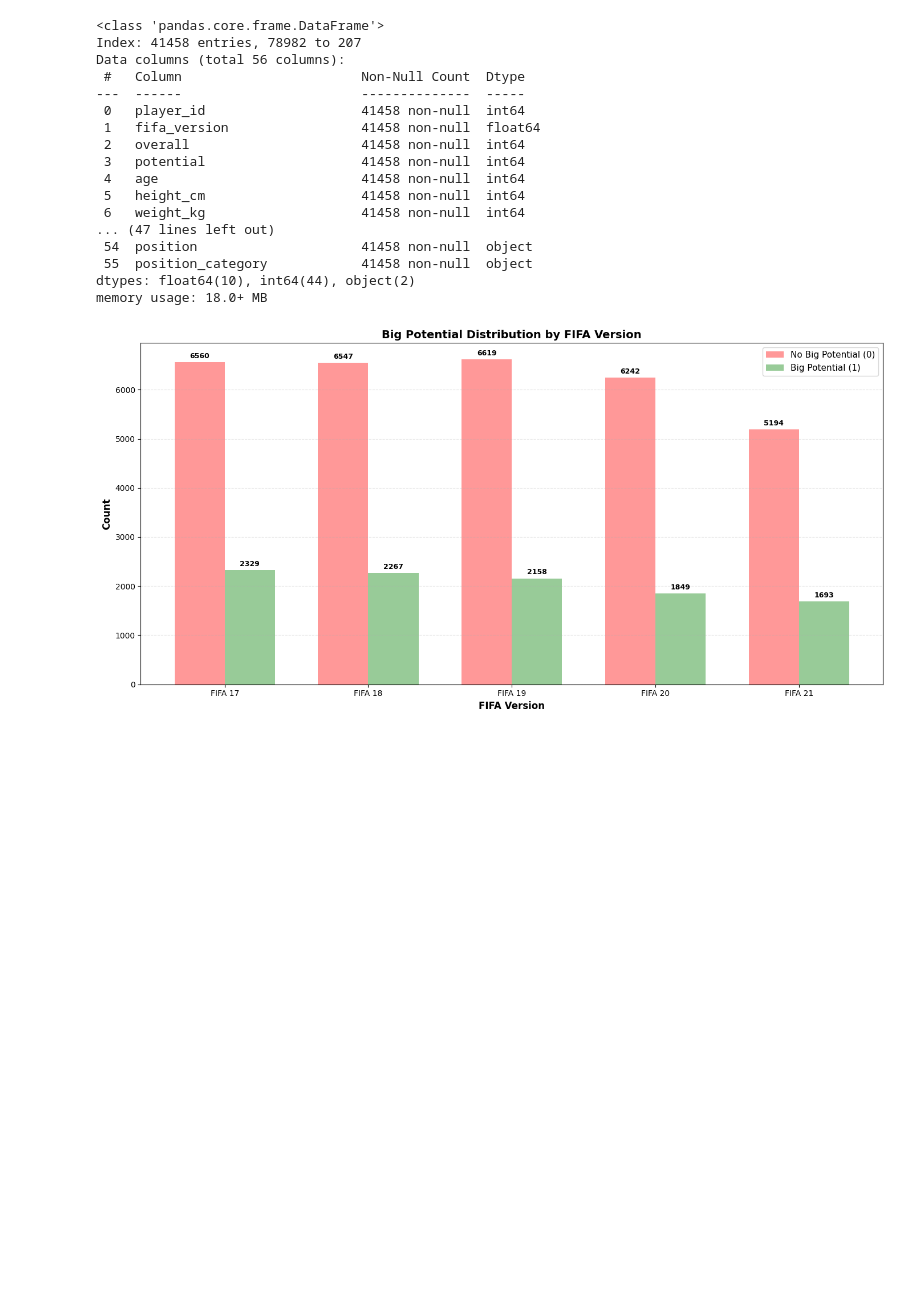
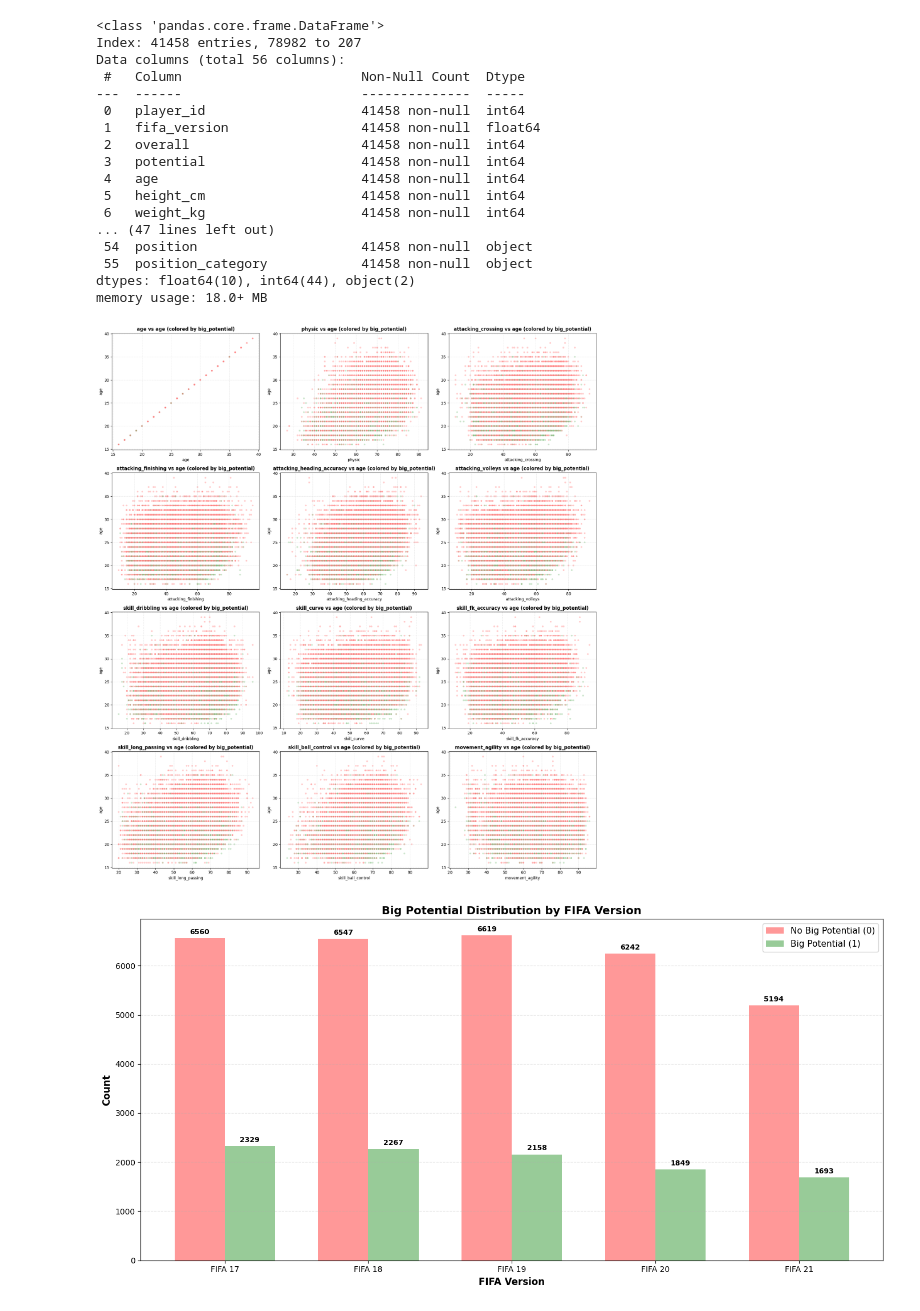
Before and after one commit to laponjade/football_super_star_prediction, a Jupyter notebook: notebooks/data_visualization.ipynb, the cells around one changed output. Saved outputs shown, nothing was run; the diff lists cells and outputs as text; code cells hidden in the pictures; blank space fills up the shorter version.

Commit message:
add comparative visualisation for different model

```diff
--- a/notebooks/data_visualization.ipynb
+++ b/notebooks/data_visualization.ipynb
@@ -394,6 +394,62 @@ Data columns (total 56 columns):
  55  position_category            41458 non-null  object
 dtypes: float64(10), int64(44), object(2)
 memory usage: 18.0+ MB
+# %%
+# Scatter plots for selected features colored by big_potential
+import matplotlib.pyplot as plt
+import seaborn as sns
+
+features_to_plot = [
+    'age',
+    'physic',
+    'attacking_crossing',
+    'attacking_finishing',
+    'attacking_heading_accuracy',
+    'attacking_volleys',
+    'skill_dribbling',
+    'skill_curve',
+    'skill_fk_accuracy',
+    'skill_long_passing',
+    'skill_ball_control',
+    'movement_agility'
+]
+
+# Optional down-sample for speed/clarity on large datasets
+plot_df = df.sample(n=20000, random_state=42) if len(df) > 20000 else df.copy()
+
+n_feats = len(features_to_plot)
+n_cols = 3
+n_rows = int(np.ceil(n_feats / n_cols))
+
+fig, axes = plt.subplots(n_rows, n_cols, figsize=(18, 5 * n_rows), sharey=False)
+axes = axes.flatten()
+
+for i, feature in enumerate(features_to_plot):
+    ax = axes[i]
+    sns.scatterplot(
+        data=plot_df,
+        x=feature,
+        y='age',
+        hue='big_potential',
+        palette={0: '#ff7f7f', 1: '#7fbf7f'},
+        alpha=0.4,
+        s=20,
+        ax=ax,
+        legend=False
+    )
+    ax.set_title(f'{feature} vs age (colored by big_potential)', fontsize=12, fontweight='bold')
+    ax.set_xlabel(feature)
+    ax.set_ylabel('age')
+    ax.grid(alpha=0.3, linestyle='--')
+
+# Remove any unused axes
+for j in range(i + 1, len(axes)):
+    fig.delaxes(axes[j])
+
+plt.tight_layout()
+plt.show()
+# %% [output]
+[figure, added]
 # %%
 # Bar chart showing big_potential distribution for each FIFA version
 
```
Also changed, not shown: 7 other files.
